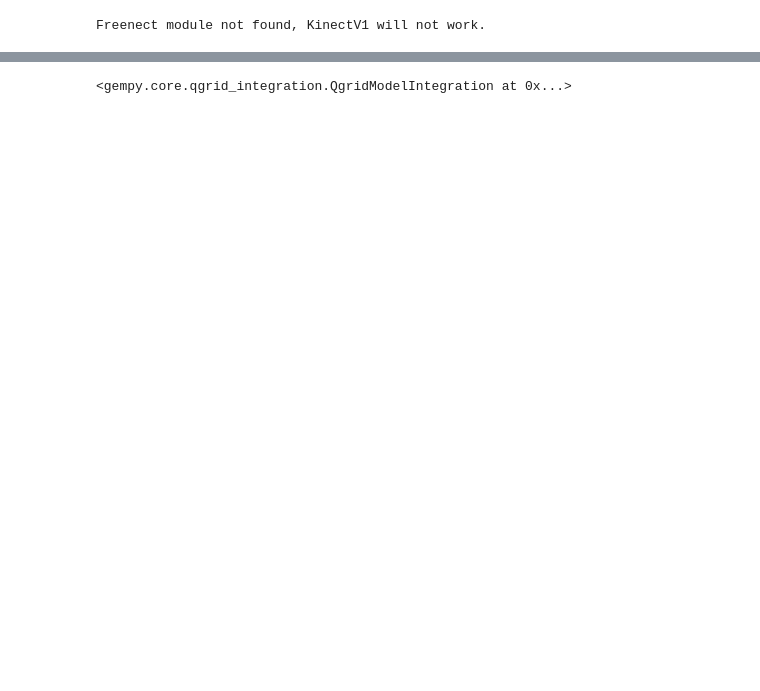
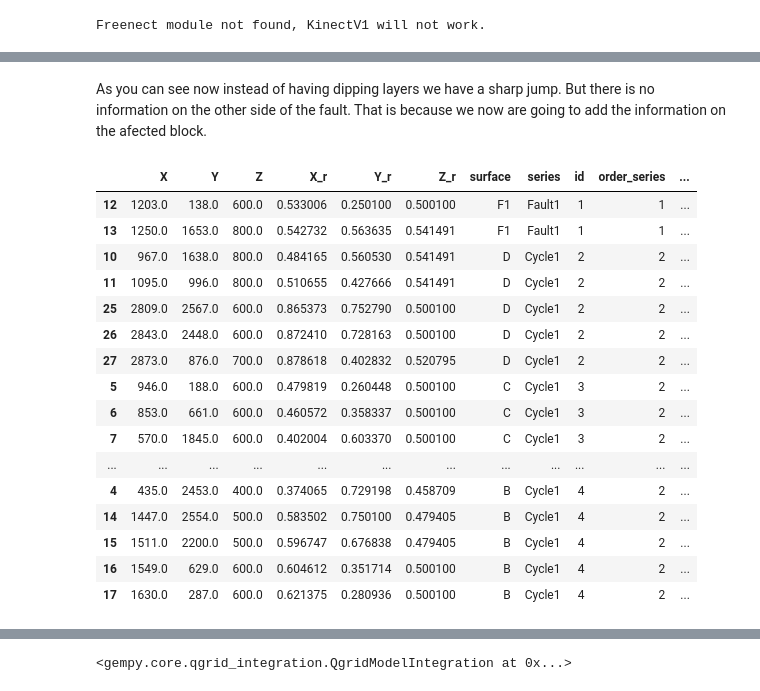
Before and after one commit to cgre-aachen/open_AR_Sandbox, a Jupyter notebook: notebooks/prototypes/model_construction_sandbox_Qgrid.ipynb, the cells around one changed output, grey strips where cells are left out. Drawn from its saved outputs; the diff is of its cells as text; code cells hidden in the pictures; blank space fills up the shorter version.

```diff
--- a/notebooks/prototypes/model_construction_sandbox_Qgrid.ipynb
+++ b/notebooks/prototypes/model_construction_sandbox_Qgrid.ipynb
@@ -107,0 +172,3 @@ Fault colors changed. If you do not like this behavior, set change_color to Fals
+# %%
+# Adding orientation
+geo_model.add_orientations(X=832, Y=2132, Z=500, surface='C', orientation = [98,17.88,1])
@@ -107,0 +214,2 @@ Fault colors changed. If you do not like this behavior, set change_color to Fals
+# %%
+geo_model.add_series(['Fault1'])
@@ -107,0 +237,2 @@ Fault colors changed. If you do not like this behavior, set change_color to Fals
+# %%
+geo_model.add_surfaces(['F1'])
@@ -107,0 +259,7 @@ Fault colors changed. If you do not like this behavior, set change_color to Fals
+# %%
+# Add input data of the fault
+geo_model.add_surface_points(X=1203, Y=138, Z=600, surface='F1')
+geo_model.add_surface_points(X=1250, Y=1653, Z=800, surface='F1')
+#geo_model.add_surface_points(X=1280, Y=2525, Z=500, surface='F1')
+#Add orientation
+geo_model.add_orientations(X=1280, Y=2525, Z=500, surface='F1', orientation = [272,90,-1])
@@ -107,0 +287,38 @@ Fault colors changed. If you do not like this behavior, set change_color to Fals
+# %% [markdown]
+As you can see now instead of having dipping layers we have a sharp jump. But there is no information on the other side of the fault. That is because we now are going to add the information on the afected block.
+# %%
+#surface B
+geo_model.add_surface_points(X=1447, Y=2554, Z=500, surface='B')
+geo_model.add_surface_points(X=1511, Y=2200, Z=500, surface='B')
+geo_model.add_surface_points(X=1549, Y=629, Z=600, surface='B')
+geo_model.add_surface_points(X=1630, Y=287, Z=600, surface='B')
+#surface C
+geo_model.add_surface_points(X=1891, Y=2063, Z=600, surface='C')
+geo_model.add_surface_points(X=1605, Y=1846, Z=700, surface='C')
+geo_model.add_surface_points(X=1306, Y=1641, Z=800, surface='C')
+geo_model.add_surface_points(X=1476, Y=979, Z=800, surface='C')
+geo_model.add_surface_points(X=1839, Y=962, Z=700, surface='C')
+geo_model.add_surface_points(X=2185, Y=893, Z=600, surface='C')
+geo_model.add_surface_points(X=2245, Y=547, Z=600, surface='C')
+#Surface D
+geo_model.add_surface_points(X=2809, Y=2567, Z=600, surface='D')
+geo_model.add_surface_points(X=2843, Y=2448, Z=600, surface='D')
+geo_model.add_surface_points(X=2873, Y=876, Z=700, surface='D')
+# %% [output]
+|  | X | Y | Z | X_r | Y_r | Z_r | surface | series | id | order_series | ... |
+| 12 | 1203.0 | 138.0 | 600.0 | 0.533006 | 0.250100 | 0.500100 | F1 | Fault1 | 1 | 1 | ... |
+| 13 | 1250.0 | 1653.0 | 800.0 | 0.542732 | 0.563635 | 0.541491 | F1 | Fault1 | 1 | 1 | ... |
+| 10 | 967.0 | 1638.0 | 800.0 | 0.484165 | 0.560530 | 0.541491 | D | Cycle1 | 2 | 2 | ... |
+| 11 | 1095.0 | 996.0 | 800.0 | 0.510655 | 0.427666 | 0.541491 | D | Cycle1 | 2 | 2 | ... |
+| 25 | 2809.0 | 2567.0 | 600.0 | 0.865373 | 0.752790 | 0.500100 | D | Cycle1 | 2 | 2 | ... |
+| 26 | 2843.0 | 2448.0 | 600.0 | 0.872410 | 0.728163 | 0.500100 | D | Cycle1 | 2 | 2 | ... |
+| 27 | 2873.0 | 876.0 | 700.0 | 0.878618 | 0.402832 | 0.520795 | D | Cycle1 | 2 | 2 | ... |
+| 5 | 946.0 | 188.0 | 600.0 | 0.479819 | 0.260448 | 0.500100 | C | Cycle1 | 3 | 2 | ... |
+| 6 | 853.0 | 661.0 | 600.0 | 0.460572 | 0.358337 | 0.500100 | C | Cycle1 | 3 | 2 | ... |
+| 7 | 570.0 | 1845.0 | 600.0 | 0.402004 | 0.603370 | 0.500100 | C | Cycle1 | 3 | 2 | ... |
+| ... | ... | ... | ... | ... | ... | ... | ... | ... | ... | ... | ... |
+| 4 | 435.0 | 2453.0 | 400.0 | 0.374065 | 0.729198 | 0.458709 | B | Cycle1 | 4 | 2 | ... |
+| 14 | 1447.0 | 2554.0 | 500.0 | 0.583502 | 0.750100 | 0.479405 | B | Cycle1 | 4 | 2 | ... |
+| 15 | 1511.0 | 2200.0 | 500.0 | 0.596747 | 0.676838 | 0.479405 | B | Cycle1 | 4 | 2 | ... |
+| 16 | 1549.0 | 629.0 | 600.0 | 0.604612 | 0.351714 | 0.500100 | B | Cycle1 | 4 | 2 | ... |
+| 17 | 1630.0 | 287.0 | 600.0 | 0.621375 | 0.280936 | 0.500100 | B | Cycle1 | 4 | 2 | ... |
```
Also changed, not shown: parts of 96 cells of this notebook, 1 other file.
